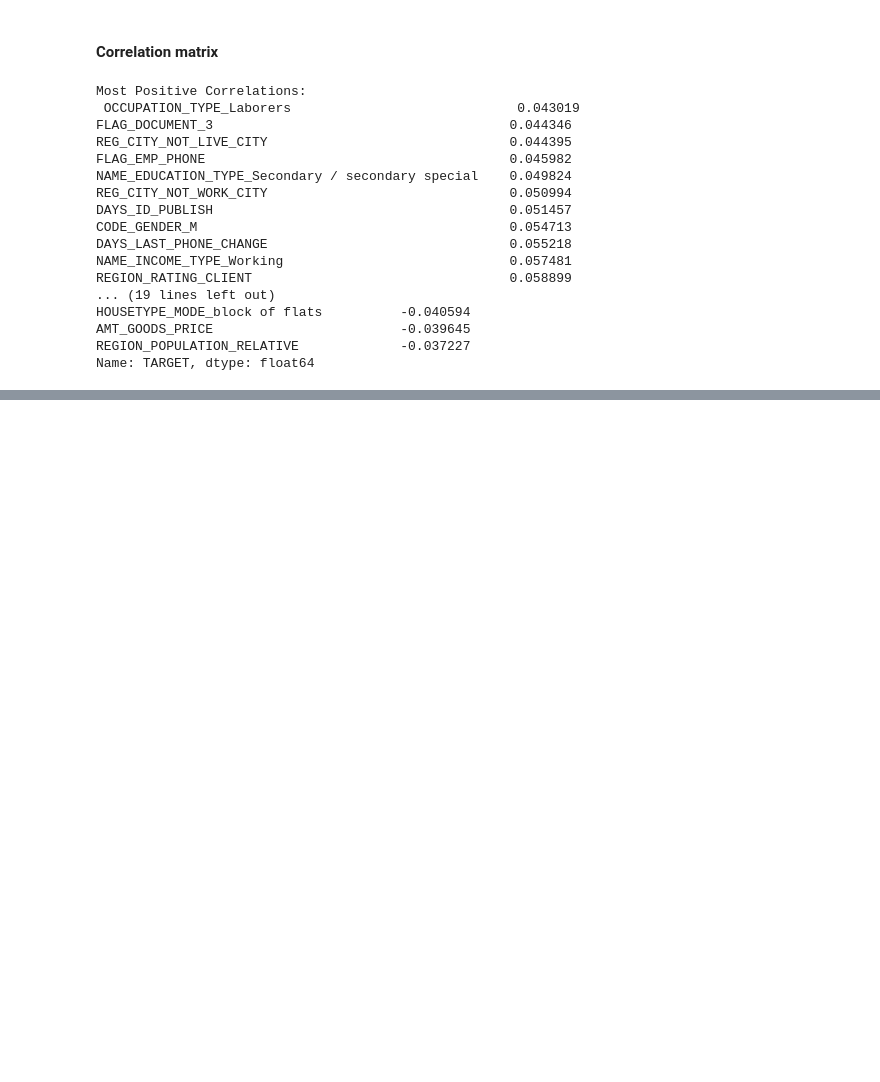
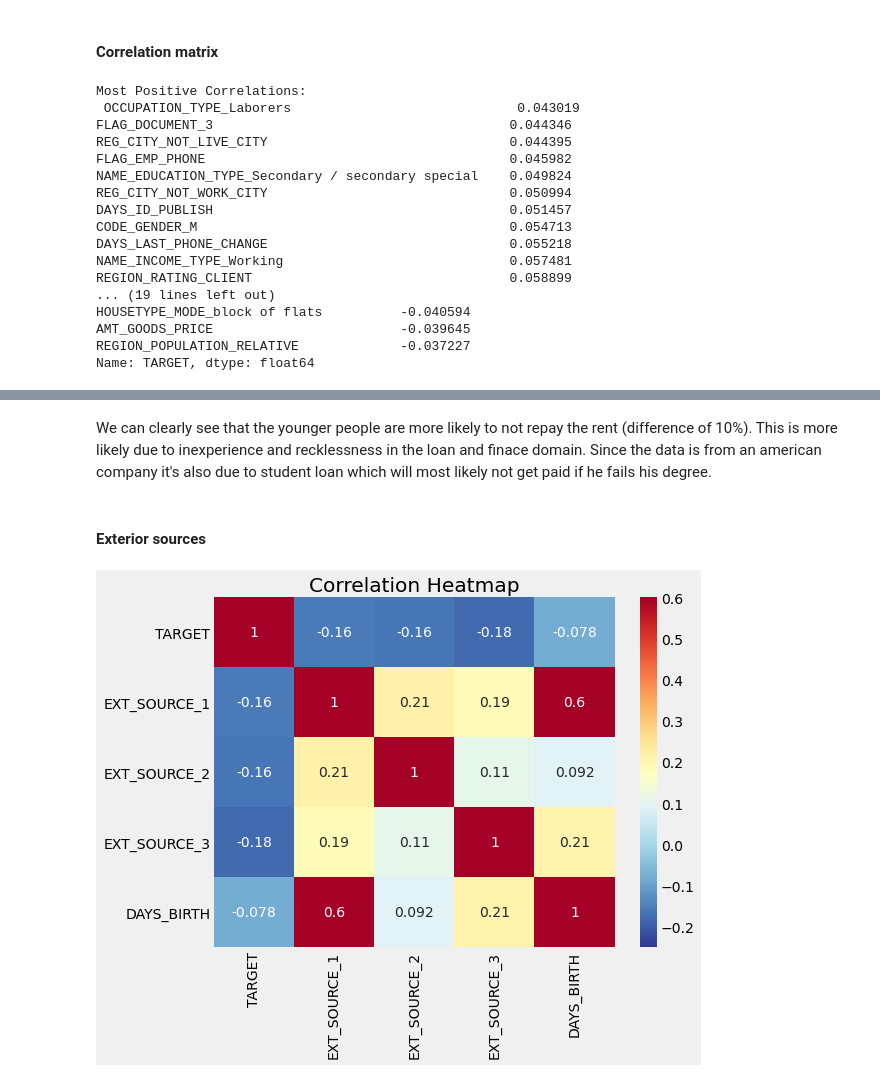
Before and after one commit to shunbolt/BDA-Project-Tran-Torrado-EFREI, a Jupyter notebook: notebooks/1.0-Tran-inital-data-exploration.ipynb, the cells around one changed output, grey strips where cells are left out. Cells and saved outputs as stored; diff of their text form; code cells hidden in the pictures; blank space fills up the shorter version.

```diff
--- a/notebooks/1.0-Tran-inital-data-exploration.ipynb
+++ b/notebooks/1.0-Tran-inital-data-exploration.ipynb
@@ -229,0 +312,15 @@ Notable features are :
+# %% [markdown]
+We can clearly see that the younger people are more likely to not repay the rent (difference of 10%). This is more likely due to inexperience and recklessness in the loan and finace domain. Since the data is from an american company it's also due to student loan which will most likely not get paid if he fails his degree.
+# %% [markdown]
+#### Exterior sources
+# %%
+ext_data = df_train[['TARGET', 'EXT_SOURCE_1', 'EXT_SOURCE_2', 'EXT_SOURCE_3', 'DAYS_BIRTH']]
+ext_data_corrs = ext_data.corr()
+
+plt.figure(figsize = (8, 6))
+
+# Heatmap of correlations
+sns.heatmap(ext_data_corrs, cmap = plt.cm.RdYlBu_r, vmin = -0.25, annot = True, vmax = 0.6)
+plt.title('Correlation Heatmap');
+# %% [output]
+[figure, added]
```
Also changed, not shown: parts of 13 cells of this notebook.
